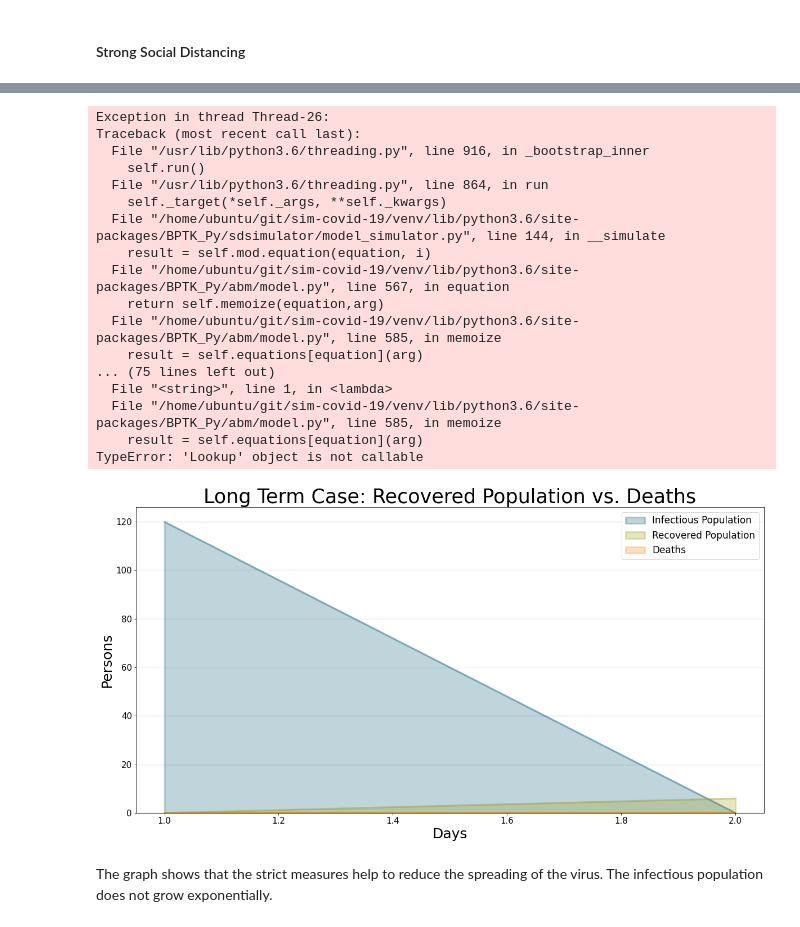
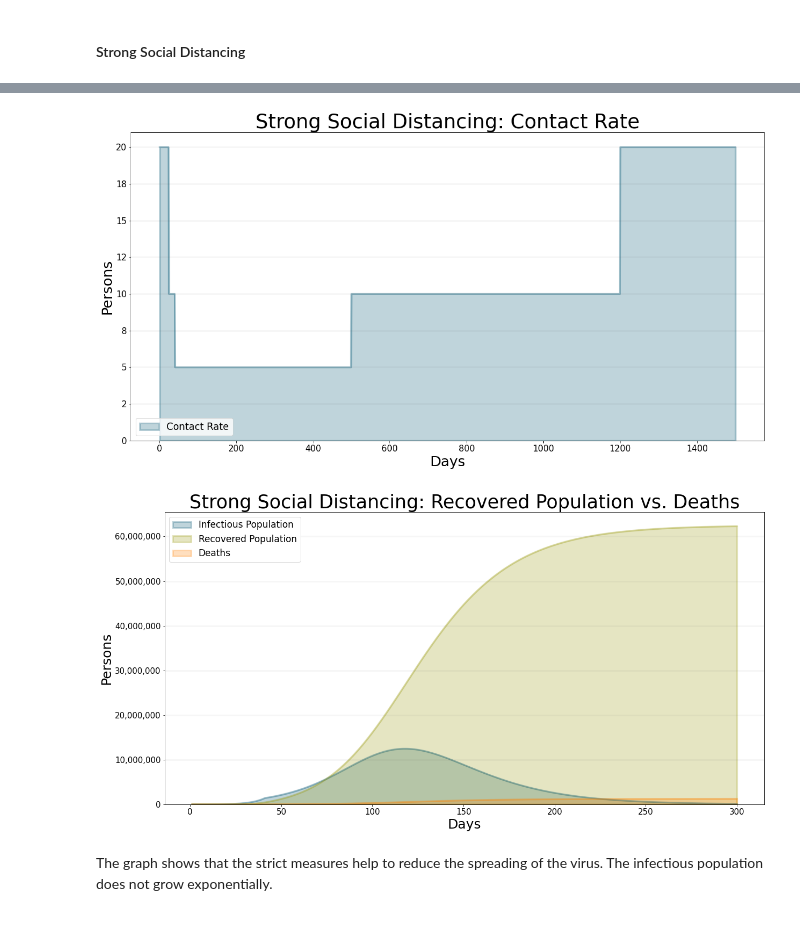
Before and after one commit to transentis/sim-covid-19, a Jupyter notebook: sim-covid-19.ipynb, the cells around one changed output, grey strips where cells are left out. Cells and saved outputs as stored; diff of their text form; code cells hidden in the pictures.

Commit message:
expand dashboard to include more interesting scenarios. improve wording in the model. improve diagram.

```diff
--- a/sim-covid-19.ipynb
+++ b/sim-covid-19.ipynb
@@ -371,37 +380,35 @@ model_small_groups.plot_lookup("contactRateSmall")
+# %%
+bptk.plot_scenarios(
+    scenario_managers=["smSir"],
+    scenarios=["strongSocialDistancing"],
+    title="Strong Social Distancing: Contact Rate",
+    x_label="Days",
+    y_label="Persons",
+    equations=["contact_rate"],
+    series_names={
+        "smSir_strongSocialDistancing_contact_rate" : "Contact Rate"
+    },
+    visualize_to_period=1500
+)
+# %% [output]
+[figure, added]
 # %%
 bptk.plot_scenarios(
     scenario_managers=["smSir"],
-    scenarios=["contactSmallGroups"],
-    title="Long Term Case: Recovered Population vs. Deaths",
+    scenarios=["strongSocialDistancing"],
+    title="Strong Social Distancing: Recovered Population vs. Deaths",
     x_label="Days",
     y_label="Persons",
-    equations=["I","R","D"],
+    equations=["infectious","recovered","deceased"],
     series_names={
-        "smSir_contactSmallGroups_I" : "Infectious Population",
-        "smSir_contactSmallGroups_R" : "Recovered Population",
-        "smSir_contactSmallGroups_D": "Deaths"
+        "smSir_strongSocialDistancing_infectious" : "Infectious Population",
+        "smSir_strongSocialDistancing_recovered" : "Recovered Population",
+        "smSir_strongSocialDistancing_deceased": "Deaths"
     },
     visualize_to_period=300
 )
 # %% [output]
-Exception in thread Thread-26:
-Traceback (most recent call last):
-  File "/usr/lib/python3.6/threading.py", line 916, in _bootstrap_inner
-    self.run()
-  File "/usr/lib/python3.6/threading.py", line 864, in run
-    self._target(*self._args, **self._kwargs)
-  File "/home/ubuntu/git/sim-covid-19/venv/lib/python3.6/site-packages/BPTK_Py/sdsimulator/model_simulator.py", line 144, in __simulate
-    result = self.mod.equation(equation, i)
-  File "/home/ubuntu/git/sim-covid-19/venv/lib/python3.6/site-packages/BPTK_Py/abm/model.py", line 567, in equation
-    return self.memoize(equation,arg)
-  File "/home/ubuntu/git/sim-covid-19/venv/lib/python3.6/site-packages/BPTK_Py/abm/model.py", line 585, in memoize
-    result = self.equations[equation](arg)
-... (75 lines left out)
-  File "<string>", line 1, in <lambda>
-  File "/home/ubuntu/git/sim-covid-19/venv/lib/python3.6/site-packages/BPTK_Py/abm/model.py", line 585, in memoize
-    result = self.equations[equation](arg)
-TypeError: 'Lookup' object is not callable
-[figure, old version]
+[figure, new version]
 # %% [markdown]
 The graph shows that the strict measures help to reduce the spreading of the virus. The infectious population does not grow exponentially.
 # %%
```
Also changed, not shown: parts of 67 cells of this notebook, 2 other files.
